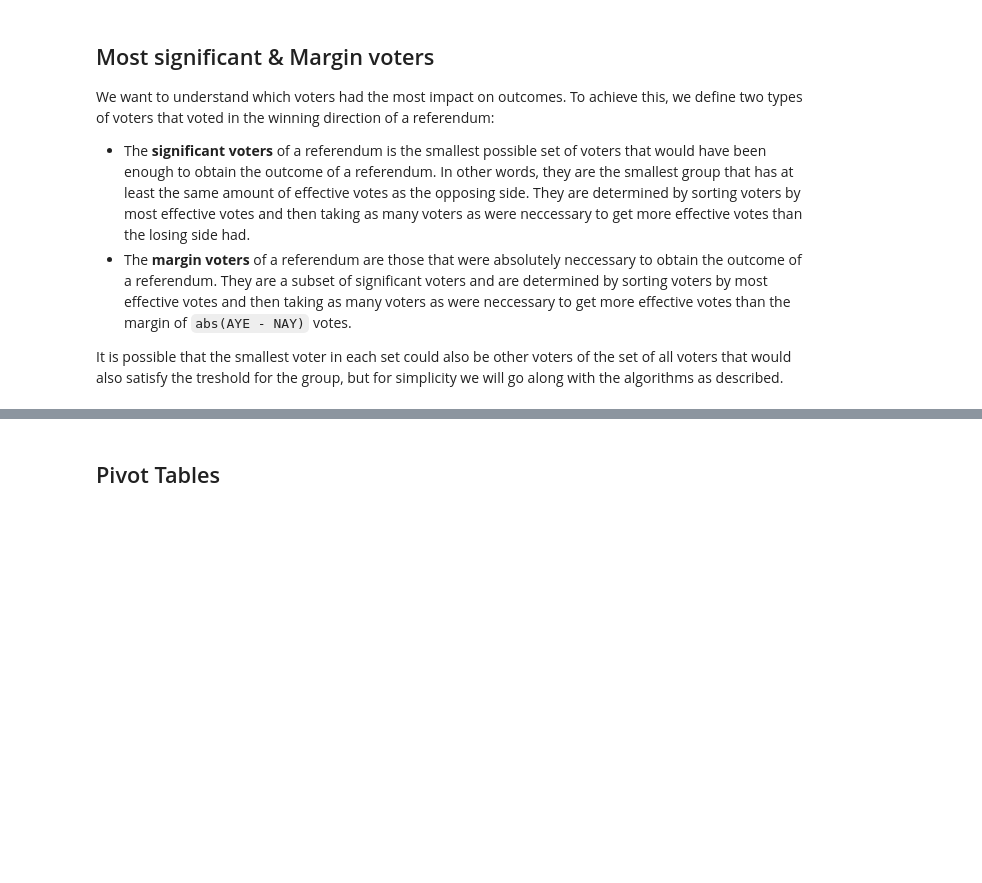
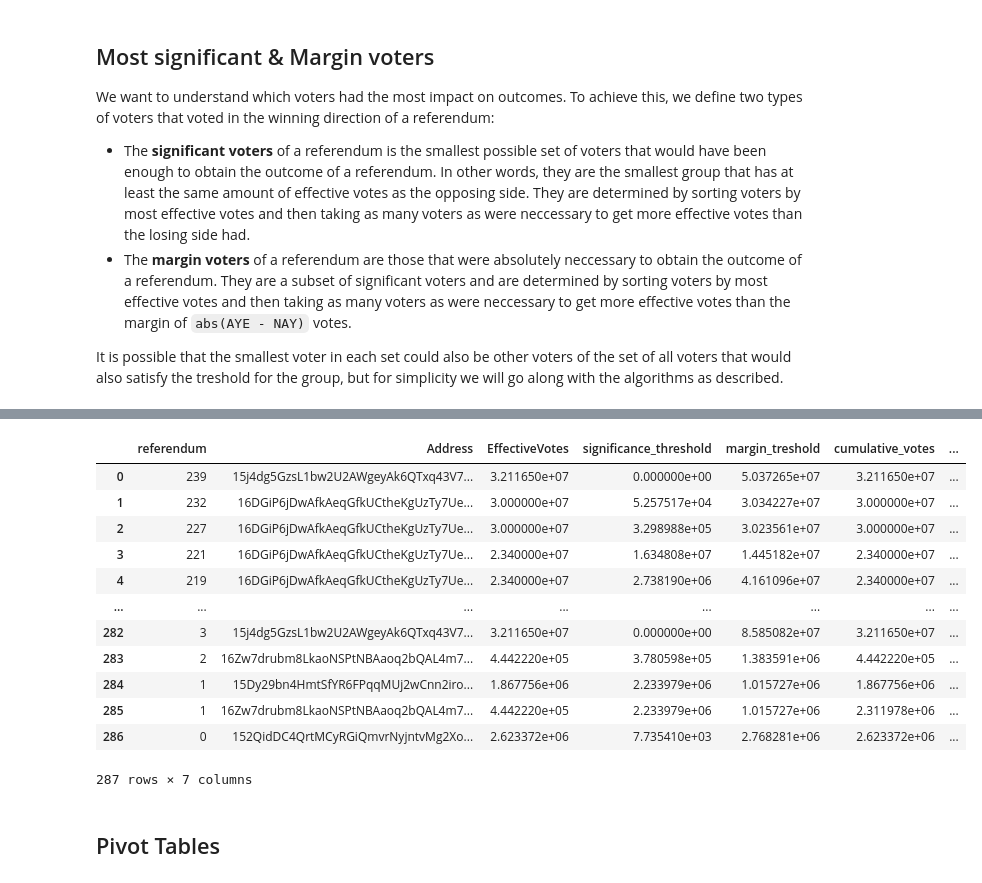
Before and after one commit to Polkalytics/polkadot-decision-makers, a Jupyter notebook: 2023-11-12/Decision_Makers.ipynb, the cells around one changed output, grey strips where cells are left out. Drawn from its saved outputs; the diff is of its cells as text; code cells hidden in the pictures; blank space fills up the shorter version.

```diff
--- a/2023-11-12/Decision_Makers.ipynb
+++ b/2023-11-12/Decision_Makers.ipynb
@@ -25,6 +17,7 @@ chain = "kusama"
 # %% [markdown]
 ## Votes
 # %%
+chain = "polkadot"
 url = "https://functions.dolpha.com/governance?chain=" + chain
 
 def load_df(url):
@@ -52,7 +45,8 @@ def load_df(url):
 
 
   # Drop the redundant columns
-  df = merged_df[['Address', 'Referendum', 'Vote', 'Amount', 'EffectiveVotes']]
+  df = merged_df[['Address', 'Referendum', 'Vote', 'Amount', 'EffectiveVotes']].copy()
+  df["Referendum"] = df["Referendum"].astype(int)
 
   return df
 
@@ -133,34 +147,48 @@ for referendum_id, data in referendum_results.items():
     # Sort by vote in the winning direction and by the amount of effective votes
     sorted_votes = referendum_votes[referendum_votes['Vote'] == data['winning_option']].sort_values(by='EffectiveVotes', ascending=False).reset_index(drop=True)
 
     # Calculate the cumulative sum of effective votes
     sorted_votes['cumulative_votes'] = sorted_votes['EffectiveVotes'].cumsum()
     significance_threshold = data['significance_threshold']
     margin_treshold = data['margin_treshold']
 
-
     # Find the index of the first row where the cumulative vote count exceeds the significance_threshold
     if not sorted_votes.empty and sorted_votes['cumulative_votes'].max() > significance_threshold:
         significance_threshold_index = sorted_votes[sorted_votes['cumulative_votes'] > data['significance_threshold']].index[0]
 
         # Select all rows up to and including the row that crossed the significance_threshold
         significant_votes_of_referendum = sorted_votes.loc[:significance_threshold_index].copy()
     else:
         # If there are no votes or if no votes exceed the significance_threshold, copy the either empty or incomplete data
         significant_votes_of_referendum = sorted_votes.copy()
 
     # Add the referendum_id to the DataFrame
     significant_votes_of_referendum["margin_voter"] = significant_votes_of_referendum["cumulative_votes"] > margin_treshold
     significant_votes_of_referendum['referendum'] = referendum_id
     significant_votes_of_referendum['significance_threshold'] = significance_threshold
     significant_votes_of_referendum['margin_treshold'] = margin_treshold
 
     # Use pandas.concat instead of append
     significant_votes = pd.concat([significant_votes, significant_votes_of_referendum], ignore_index=True)
 
 
 # Filter the DataFrame to only include the necessary columns
 significant_votes = significant_votes[['referendum', 'Address', 'EffectiveVotes', "significance_threshold", "margin_treshold", 'cumulative_votes', "margin_voter"]]
+significant_votes
+# %% [output]
+|  | referendum | Address | EffectiveVotes | significance_threshold | margin_treshold | cumulative_votes | ... |
+| 0 | 239 | 15j4dg5GzsL1bw2U2AWgeyAk6QTxq43V7... | 3.211650e+07 | 0.000000e+00 | 5.037265e+07 | 3.211650e+07 | ... |
+| 1 | 232 | 16DGiP6jDwAfkAeqGfkUCtheKgUzTy7Ue... | 3.000000e+07 | 5.257517e+04 | 3.034227e+07 | 3.000000e+07 | ... |
+| 2 | 227 | 16DGiP6jDwAfkAeqGfkUCtheKgUzTy7Ue... | 3.000000e+07 | 3.298988e+05 | 3.023561e+07 | 3.000000e+07 | ... |
+| 3 | 221 | 16DGiP6jDwAfkAeqGfkUCtheKgUzTy7Ue... | 2.340000e+07 | 1.634808e+07 | 1.445182e+07 | 2.340000e+07 | ... |
+| 4 | 219 | 16DGiP6jDwAfkAeqGfkUCtheKgUzTy7Ue... | 2.340000e+07 | 2.738190e+06 | 4.161096e+07 | 2.340000e+07 | ... |
+| ... | ... | ... | ... | ... | ... | ... | ... |
+| 282 | 3 | 15j4dg5GzsL1bw2U2AWgeyAk6QTxq43V7... | 3.211650e+07 | 0.000000e+00 | 8.585082e+07 | 3.211650e+07 | ... |
+| 283 | 2 | 16Zw7drubm8LkaoNSPtNBAaoq2bQAL4m7... | 4.442220e+05 | 3.780598e+05 | 1.383591e+06 | 4.442220e+05 | ... |
+| 284 | 1 | 15Dy29bn4HmtSfYR6FPqqMUj2wCnn2iro... | 1.867756e+06 | 2.233979e+06 | 1.015727e+06 | 1.867756e+06 | ... |
+| 285 | 1 | 16Zw7drubm8LkaoNSPtNBAaoq2bQAL4m7... | 4.442220e+05 | 2.233979e+06 | 1.015727e+06 | 2.311978e+06 | ... |
+| 286 | 0 | 152QidDC4QrtMCyRGiQmvrNyjntvMg2Xo... | 2.623372e+06 | 7.735410e+03 | 2.768281e+06 | 2.623372e+06 | ... |
+287 rows × 7 columns
 # %% [markdown]
 ## Pivot Tables
 # %%
```
Also changed, not shown: parts of 6 cells of this notebook, 5 other files.
